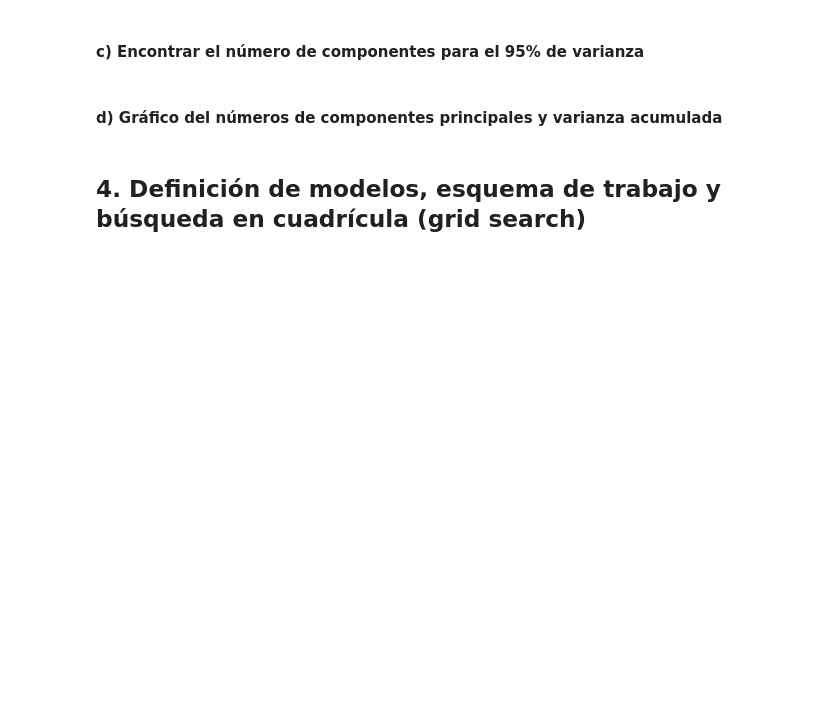
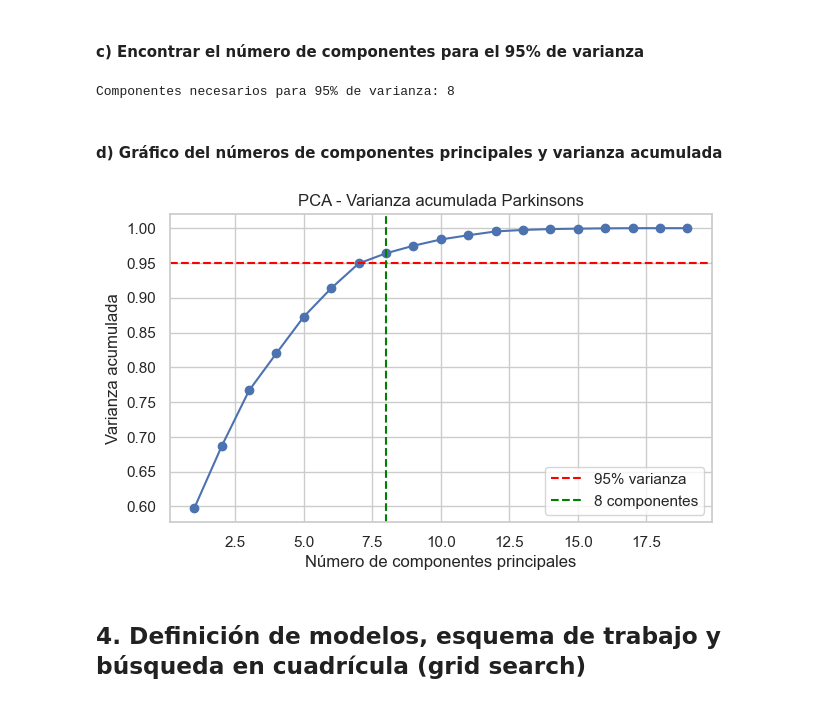
Before and after one commit to nodracPM/Pattern-Recognition, a Jupyter notebook: Lab/P4/notebook.ipynb, the cells around one changed output. Drawn from its saved outputs; the diff is of its cells as text; code cells hidden in the pictures; blank space fills up the shorter version.

```diff
--- a/Lab/P4/notebook.ipynb
+++ b/Lab/P4/notebook.ipynb
@@ -115,2 +388,12 @@ parkinsons_updrs_df.sample(5)
 # %% [markdown]
 #### e) Manejo de desbalance de clases sobre el conjunto de entrenamiento (por ejemmplo SMOTE, ADASYN o sobre-muestreo aleatorio)
+# %%
+# Balanceo de clases por sobre-muestreo aleatorio: Parkinsons
+parkinsons_X_train_balanced, parkinsons_y_train_balanced = random_oversample(
+    parkinsons_X_train,
+    parkinsons_y_train
+)
+display(pd.DataFrame({
+    'original': parkinsons_y_train.value_counts(),
+    'balanceado': parkinsons_y_train_balanced.value_counts()
+}).fillna(0).astype(int))
@@ -130,3 +470,13 @@ parkinsons_updrs_df.sample(5)
 ### Parkison
 # %% [markdown]
 #### a) Aplicar PCA a los datos balanceados
+# %%
+# Aplicar PCA a los datos balanceados: Parkinsons
+parkinsons_pca_scaler = StandardScaler()
+parkinsons_X_train_balanced_scaled = parkinsons_pca_scaler.fit_transform(parkinsons_X_train_balanced)
+parkinsons_X_test_scaled = parkinsons_pca_scaler.transform(parkinsons_X_test)
+
+parkinsons_pca = PCA(random_state=RANDOM_STATE)
+parkinsons_X_train_pca = parkinsons_pca.fit_transform(parkinsons_X_train_balanced_scaled)
+parkinsons_X_test_pca = parkinsons_pca.transform(parkinsons_X_test_scaled)
+print('Componentes calculados:', parkinsons_pca.n_components_)
@@ -133,2 +485,11 @@ parkinsons_updrs_df.sample(5)
 # %% [markdown]
 #### b) Cálculo de la varianza acumulada
+# %%
+# Varianza acumulada: Parkinsons
+parkinsons_cumulative_variance = np.cumsum(parkinsons_pca.explained_variance_ratio_)
+parkinsons_variance_table = pd.DataFrame({
+    'component': np.arange(1, len(parkinsons_cumulative_variance) + 1),
+    'explained_variance': parkinsons_pca.explained_variance_ratio_,
+    'cumulative_variance': parkinsons_cumulative_variance
+})
+display(parkinsons_variance_table.head(10))
@@ -135,7 +508,26 @@ parkinsons_updrs_df.sample(5)
 # %% [markdown]
 #### c) Encontrar el número de componentes para el 95% de varianza
+# %%
+# Número de componentes para 95% de varianza: Parkinsons
+parkinsons_n_components_95 = int(np.argmax(parkinsons_cumulative_variance >= 0.95) + 1)
+print(f'Componentes necesarios para 95% de varianza: {parkinsons_n_components_95}')
+# %% [output]
+Componentes necesarios para 95% de varianza: 8
 # %% [markdown]
 #### d) Gráfico del números de componentes principales y varianza acumulada
+# %%
+# Gráfico de componentes y varianza acumulada: Parkinsons
+plt.figure(figsize=(7, 4))
+plt.plot(parkinsons_variance_table['component'], parkinsons_variance_table['cumulative_variance'], marker='o')
+plt.axhline(0.95, color='red', linestyle='--', label='95% varianza')
+plt.axvline(parkinsons_n_components_95, color='green', linestyle='--', label=f'{parkinsons_n_components_95} componentes')
+plt.title('PCA - Varianza acumulada Parkinsons')
+plt.xlabel('Número de componentes principales')
+plt.ylabel('Varianza acumulada')
+plt.legend()
+plt.show()
+# %% [output]
+[figure, added]
 # %% [markdown]
 ## 4. Definición de modelos, esquema de trabajo y búsqueda en cuadrícula (grid search)
 # %% [markdown]
```
Also changed, not shown: parts of 49 cells of this notebook, 4 other files.
